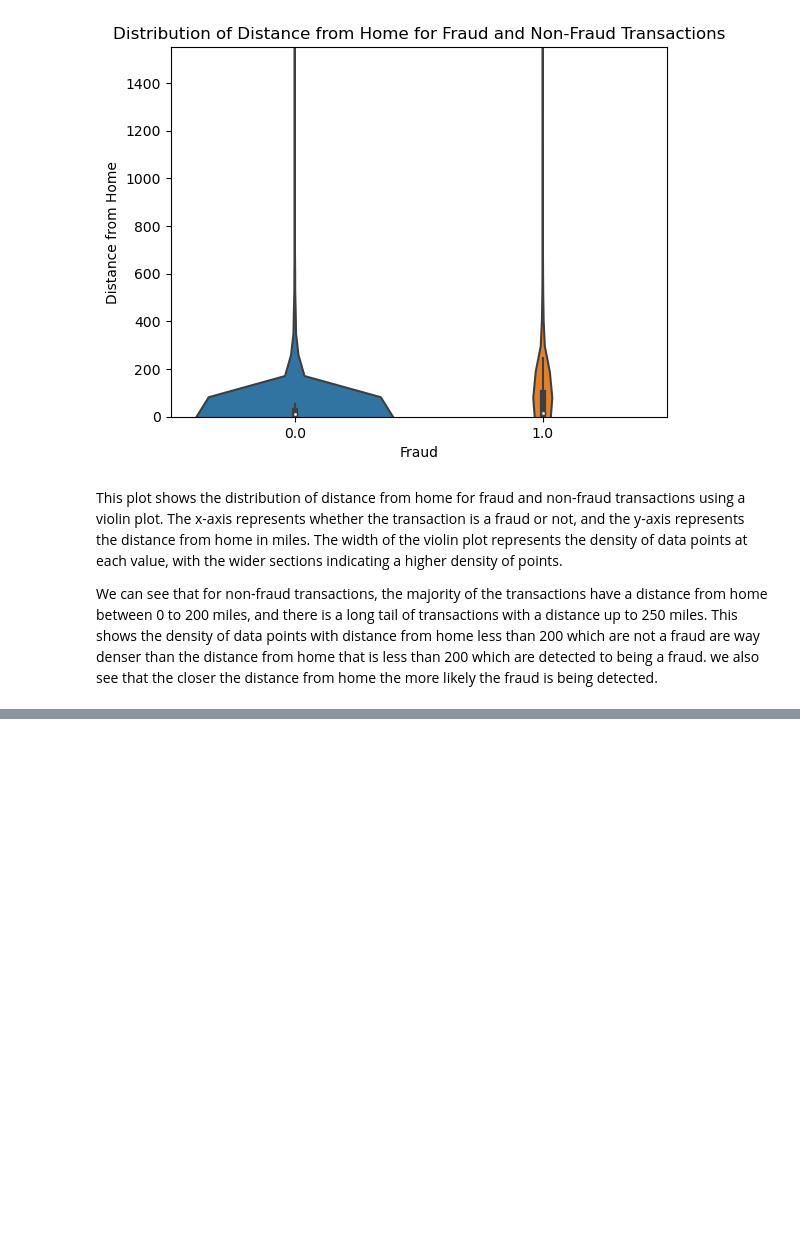
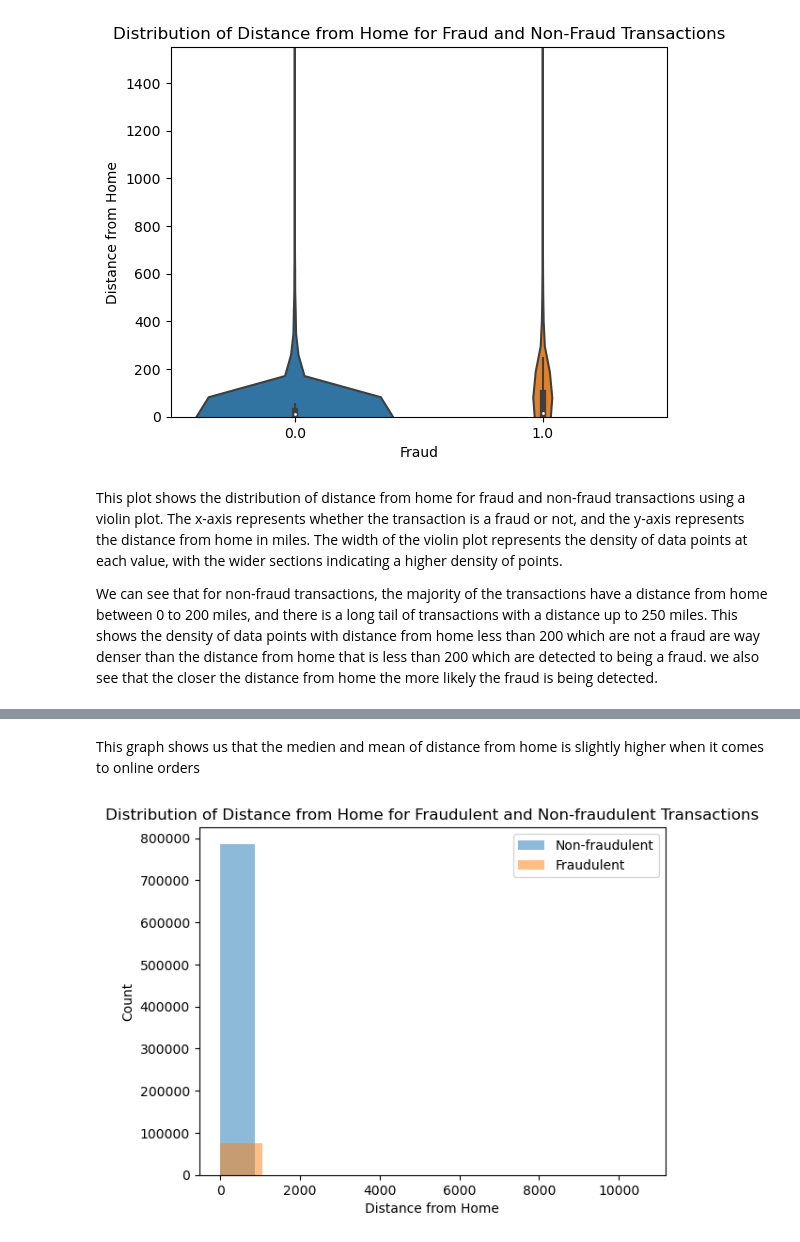
Before and after one commit to KarimKhalil33/CreditCard-Fraud-Data-Analysis, a Jupyter notebook: analysis/analysis2.ipynb, the cells around one changed output, grey strips where cells are left out. Cells and saved outputs as stored; diff of their text form; code cells hidden in the pictures; blank space fills up the shorter version.

```diff
--- a/analysis/analysis2.ipynb
+++ b/analysis/analysis2.ipynb
@@ -181,0 +219,21 @@ We can see that for non-fraud transactions, the majority of the transactions hav
+# %% [markdown]
+This graph shows us that the medien and mean of distance from home is slightly higher when it comes to online orders
+# %%
+import matplotlib.pyplot as plt
+
+fraud_nonfraud = mydata.loc[(mydata['fraud'] == 1) | (mydata['fraud'] == 0)]
+
+
+plt.hist(fraud_nonfraud.loc[fraud_nonfraud['fraud'] == 0]['distance_from_home'], alpha=0.5, label='Non-fraudulent')
+plt.hist(fraud_nonfraud.loc[fraud_nonfraud['fraud'] == 1]['distance_from_home'], alpha=0.5, label='Fraudulent')
+
+
+plt.title('Distribution of Distance from Home for Fraudulent and Non-fraudulent Transactions')
+plt.xlabel('Distance from Home')
+plt.ylabel('Count')
+plt.legend()
+
+
+plt.show()
+# %% [output]
+[figure, added]
```
Also changed, not shown: parts of 8 cells of this notebook, 1 other file.
